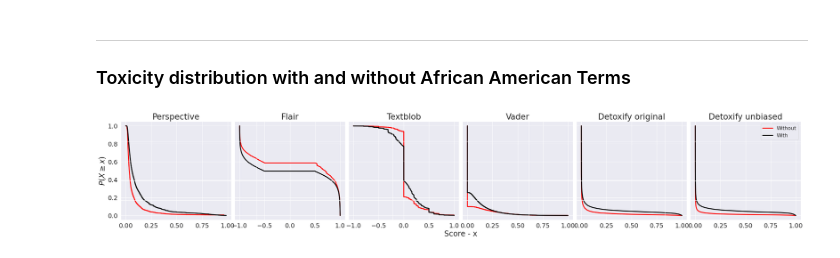
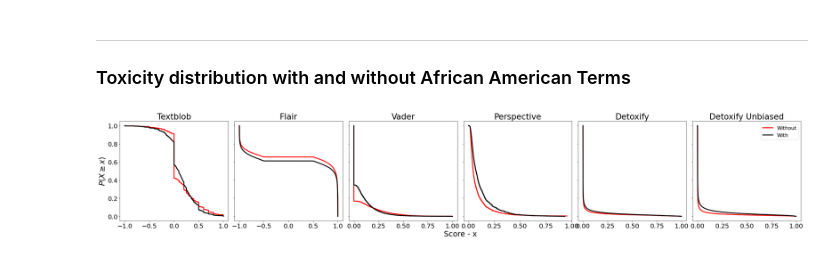
Before and after one commit to Guilherme26/dissertation, a Jupyter notebook: notebooks/pipelines/07-analysis/scores/youtube_or_twitter_scores.ipynb, the cells around one changed output. Saved outputs shown, nothing was run; the diff lists cells and outputs as text; code cells hidden in the pictures.

```diff
--- a/notebooks/pipelines/07-analysis/scores/youtube_or_twitter_scores.ipynb
+++ b/notebooks/pipelines/07-analysis/scores/youtube_or_twitter_scores.ipynb
@@ -16,11 +20,10 @@ sns.set()
 # %%
 models = {
+    "textblob_score": "Textblob",
+    "flair_score": "Flair",
+    "vader_score": "Vader",
     "perspective_score": "Perspective",
-    "flair_score": "Flair",
-    "textblob_score": "Textblob",
-    "vader_score": "Vader",
     "detoxify_original_score": "Detoxify",
     "detoxify_unbiased_score": "Detoxify Unbiased",
-    "detoxify_multilingual_score": "Detoxify Multilingual"
 }
 # %%
@@ -91,29 +76,30 @@ plt.rcParams['lines.linewidth'] = 3
 # %%
 fig, axs = plt.subplots(1, 6, figsize=(32, 6), sharey=True)
 
-for i, SCORE_NAME in enumerate(
-    [
-        "perspective",
-        "flair",
-        "textblob",
-        "vader",
-        "detoxify_original",
-        "detoxify_unbiased",
-    ]
-):
-    ecdf = ECDF(df.loc[df.AAE_TERMS_COUNT == 0, f"{SCORE_NAME}_score"])
+for i, (col, model_name) in enumerate(models.items()):
+    ecdf = ECDF(df.loc[df.AAE_TERMS_COUNT == 0, col])
     axs[i].plot(ecdf.x, 1-ecdf.y, label="Without", c="red")
 
-    ecdf = ECDF(df.loc[df.AAE_TERMS_COUNT > 0, f"{SCORE_NAME}_score"])
+    ecdf = ECDF(df.loc[df.AAE_TERMS_COUNT > 0, col])
     axs[i].plot(ecdf.x, 1-ecdf.y, label="With", c="black")
 
-    axs[i].set_title(f"{SCORE_NAME.replace('_', ' ').capitalize()}", fontsize=26)
+    axs[i].set_title(model_name, fontsize=26)
 
 plt.legend()
 fig.add_subplot(111, frameon=False)
 plt.tick_params(labelcolor='none', which='both', top=False, bottom=False, left=False, right=False)
 plt.xlabel("Score - x", fontsize=24)
 plt.ylabel(r"$P(X \geq x)$", fontsize=24)
 plt.tight_layout(pad=0)
+plt.savefig(
+    os.path.join(
+        AbsolutePathBuilder.get_path(
+            f"{DATASET}_imgs",
+            filepaths="../../../../config/filepaths.yaml"
+        ),
+        f"{DATASET}_w_wo_aae.pdf"
+    )
+)
+plt.show()
 # %% [output]
-[figure, old version]
+[figure, new version]
```
Also changed, not shown: parts of 4 cells of this notebook, 1 other file.
